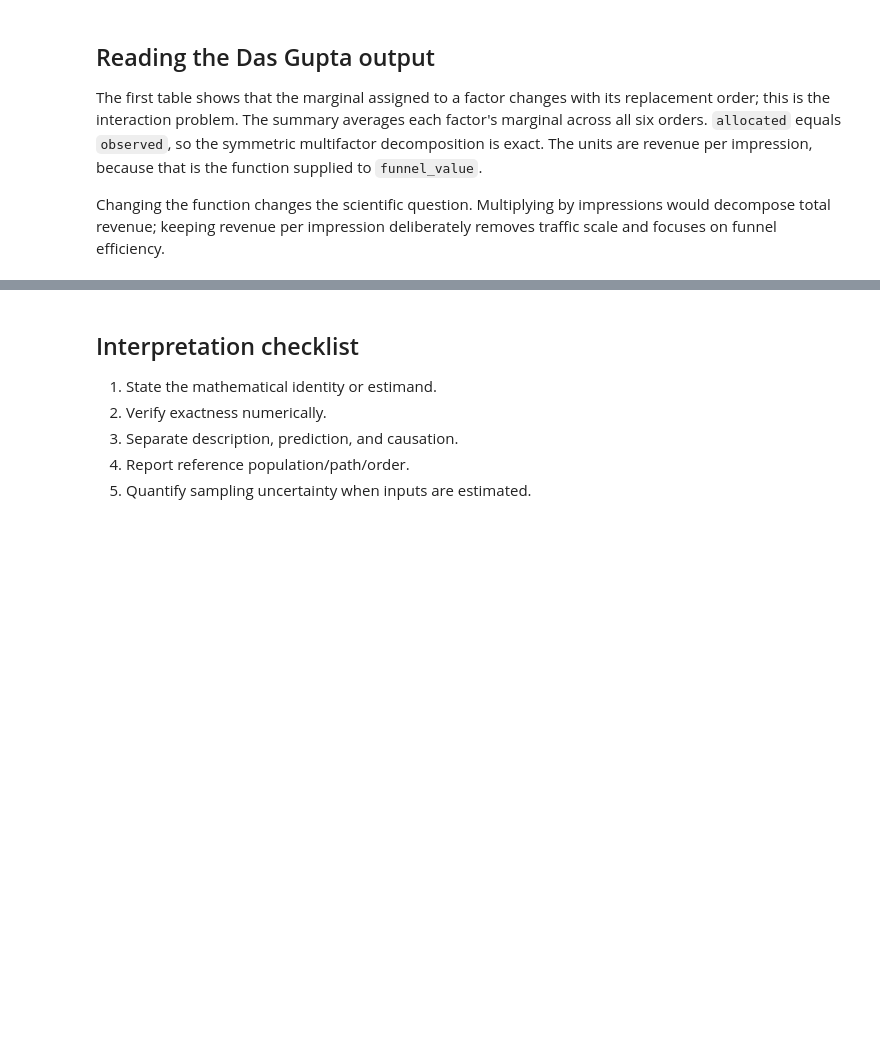
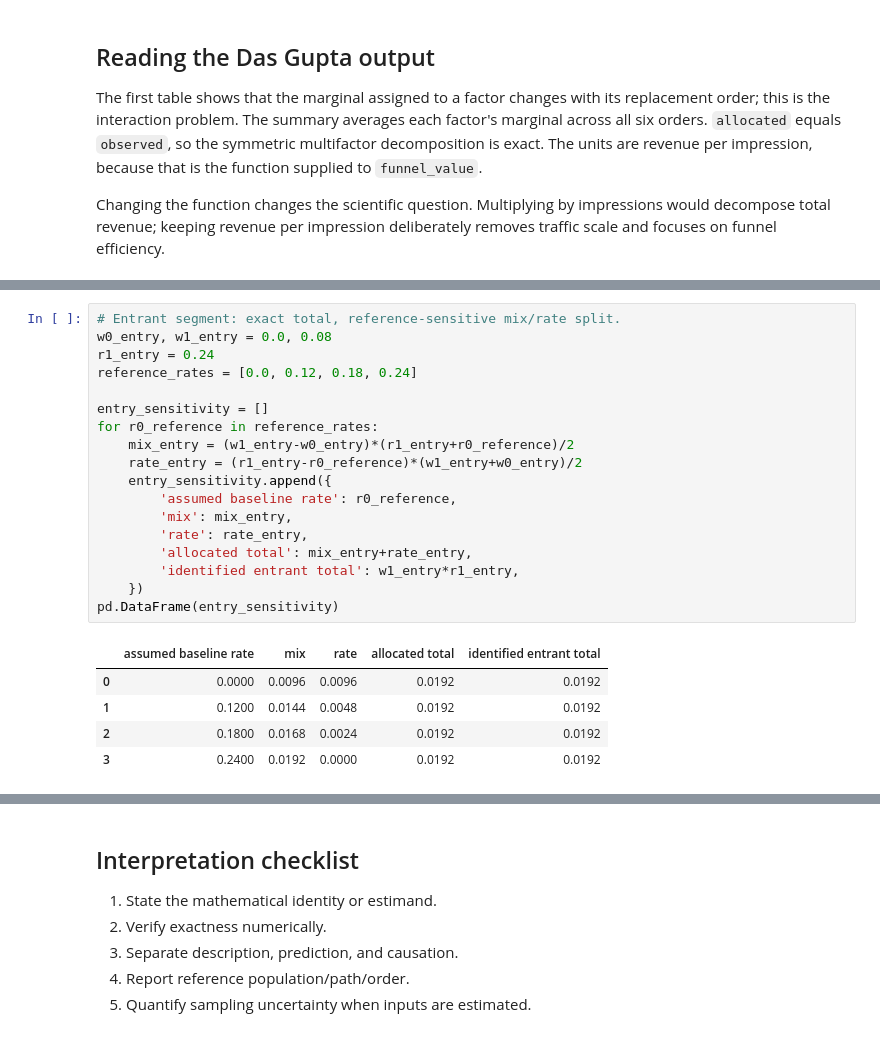
Before and after one commit to gabrielperalta12/decomposition_analysis, a Jupyter notebook: notebooks/01_rates_kitagawa_dasgupta.ipynb, the cells around one changed output, grey strips where cells are left out. Drawn from its saved outputs; the diff is of its cells as text; blank space fills up the shorter version.

```diff
--- a/notebooks/01_rates_kitagawa_dasgupta.ipynb
+++ b/notebooks/01_rates_kitagawa_dasgupta.ipynb
@@ -366,0 +555,24 @@ Changing the function changes the scientific question. Multiplying by impression
+# %%
+# Entrant segment: exact total, reference-sensitive mix/rate split.
+w0_entry, w1_entry = 0.0, 0.08
+r1_entry = 0.24
+reference_rates = [0.0, 0.12, 0.18, 0.24]
+
+entry_sensitivity = []
+for r0_reference in reference_rates:
+    mix_entry = (w1_entry-w0_entry)*(r1_entry+r0_reference)/2
+    rate_entry = (r1_entry-r0_reference)*(w1_entry+w0_entry)/2
+    entry_sensitivity.append({
+        'assumed baseline rate': r0_reference,
+        'mix': mix_entry,
+        'rate': rate_entry,
+        'allocated total': mix_entry+rate_entry,
+        'identified entrant total': w1_entry*r1_entry,
+    })
+pd.DataFrame(entry_sensitivity)
+# %% [output]
+|  | assumed baseline rate | mix | rate | allocated total | identified entrant total |
+| 0 | 0.0000 | 0.0096 | 0.0096 | 0.0192 | 0.0192 |
+| 1 | 0.1200 | 0.0144 | 0.0048 | 0.0192 | 0.0192 |
+| 2 | 0.1800 | 0.0168 | 0.0024 | 0.0192 | 0.0192 |
+| 3 | 0.2400 | 0.0192 | 0.0000 | 0.0192 | 0.0192 |
```
Also changed, not shown: parts of 20 cells of this notebook, 18 other files.
